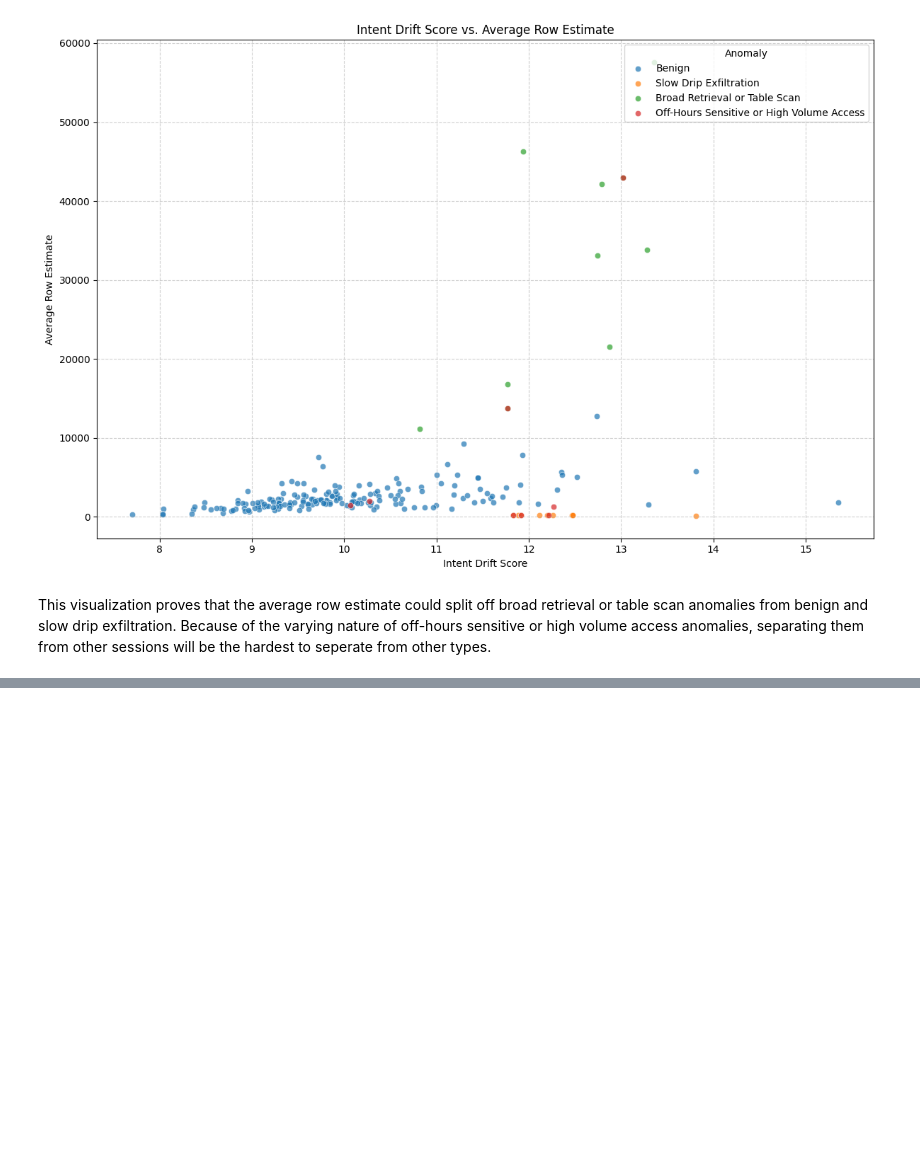
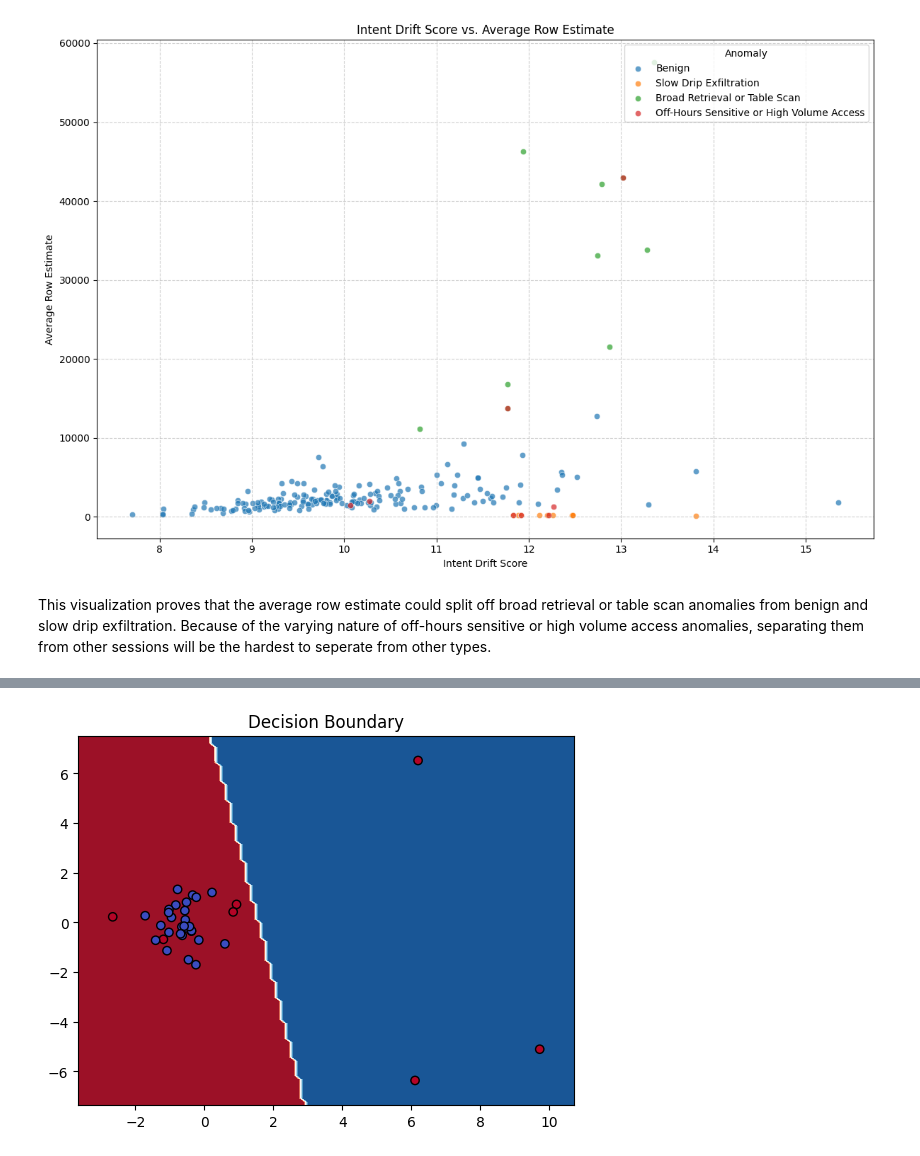
Before and after one commit to RealGoldenGeneral/SmartVerify-Take-Home-Assignment, a Jupyter notebook: notebooks/Modeling.ipynb, the cells around one changed output, grey strips where cells are left out. Drawn from its saved outputs; the diff is of its cells as text; code cells hidden in the pictures; blank space fills up the shorter version.

```diff
--- a/notebooks/Modeling.ipynb
+++ b/notebooks/Modeling.ipynb
@@ -322,0 +363,17 @@ visualize_confusion_matrix(svc, X_test, y_test)
+# %%
+# Plot decision boundary
+from sklearn.inspection import DecisionBoundaryDisplay
+def plot_decision_boundary(svm_classifier, X, y):
+  DecisionBoundaryDisplay.from_estimator(
+      svm_classifier,
+      X,
+      response_method="predict",
+      cmap='RdBu'
+  )
+  plt.scatter(X[:, 0], X[:, 1], c=y, edgecolors="k", cmap='coolwarm')
+  plt.title("Decision Boundary")
+  plt.show()
+
+plot_decision_boundary(svc, X_test, y_test)
+# %% [output]
+[figure, added]
```
Also changed, not shown: parts of 40 cells of this notebook.
